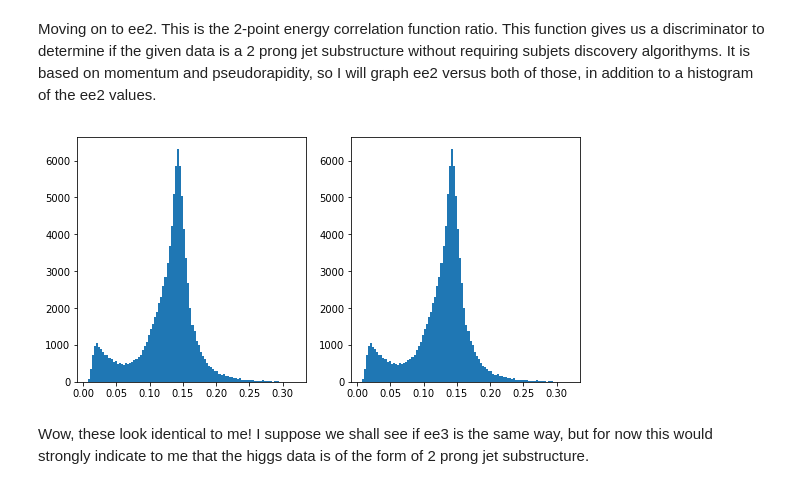
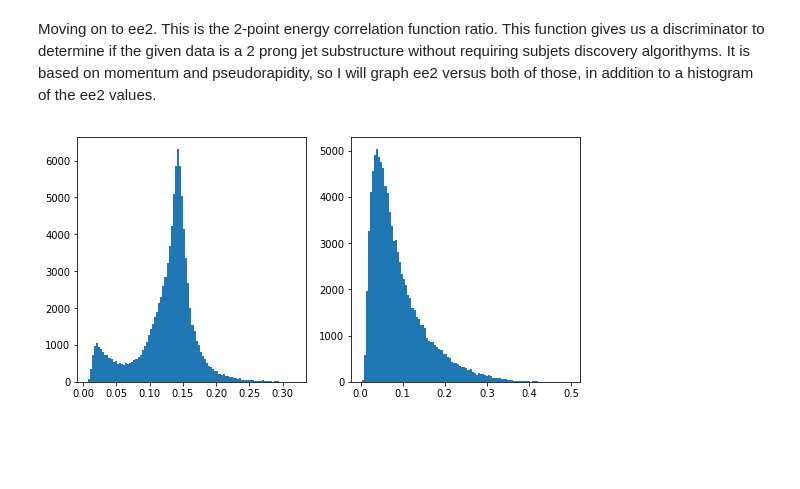
Before and after one commit to AdamK42/physics-434, a Jupyter notebook: lab5/lab5.ipynb, the cells around one changed output. Drawn from its saved outputs; the diff is of its cells as text; code cells hidden in the pictures; blank space fills up the shorter version.

```diff
--- a/lab5/lab5.ipynb
+++ b/lab5/lab5.ipynb
@@ -159,11 +159,9 @@ Moving on to ee2. This is the 2-point energy correlation function ratio. This fu
 # %%
 # histogram
 figure = plt.figure(figsize=(9, 4.5))
 axes = figure.subplots(1, 2)
 
 axes[0].hist(ee2_h, bins=100);
-axes[1].hist(ee2_h, bins=100);
+axes[1].hist(ee2_q, bins=100);
 # %% [output]
-[figure, old version]
+[figure, new version]
-# %% [markdown]
-Wow, these look identical to me! I suppose we shall see if ee3 is the same way, but for now this would strongly indicate to me that the higgs data is of the form of 2 prong jet substructure.
```
Also changed, not shown: parts of 69 cells of this notebook, 1 other file.
